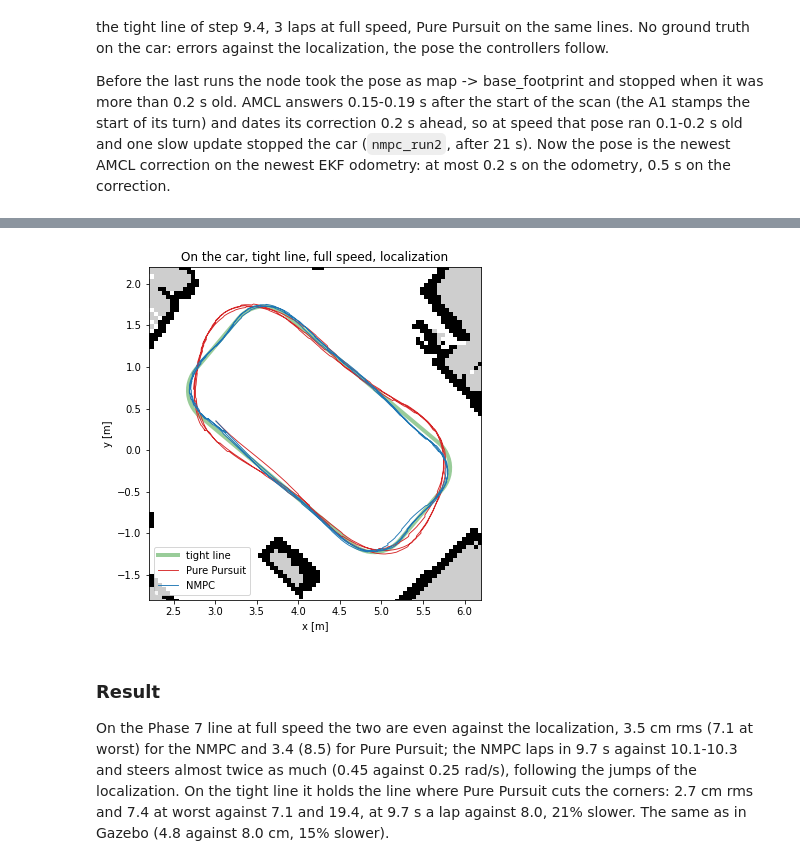
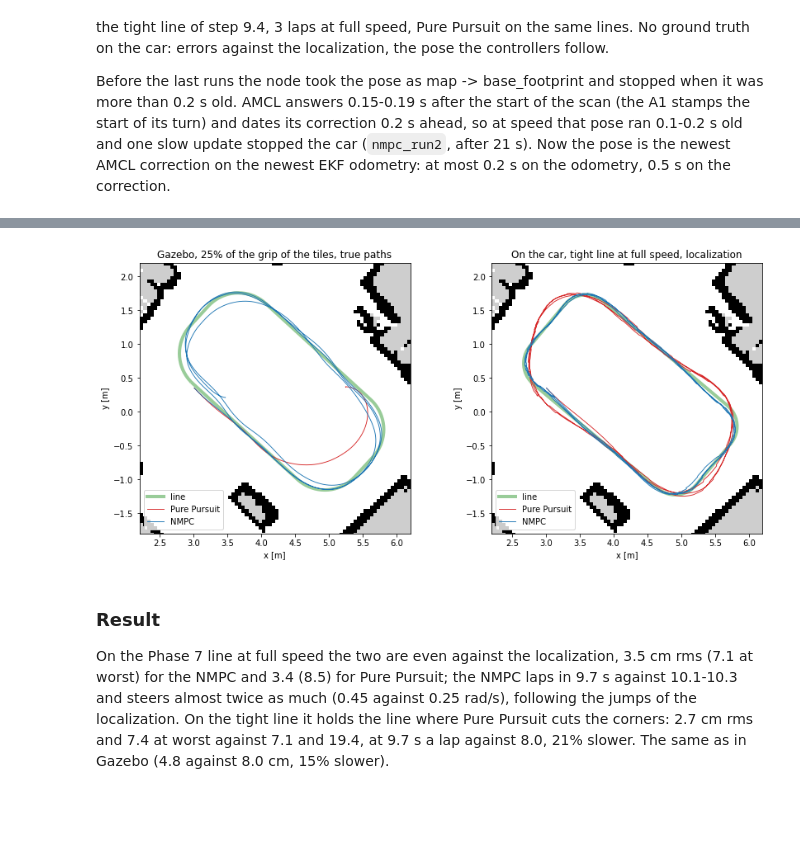
Before and after one commit to Gelminaio/drift-mpc-ackermann, a Jupyter notebook: notebooks/nmpc.ipynb, the cells around one changed output, grey strips where cells are left out. Saved outputs shown, nothing was run; the diff lists cells and outputs as text; code cells hidden in the pictures; blank space fills up the shorter version.

```diff
--- a/notebooks/nmpc.ipynb
+++ b/notebooks/nmpc.ipynb
@@ -489,21 +489,32 @@ pd.DataFrame.from_dict(rows, orient='index').round(2)
 | nmpc_tight1 | room_tight | full | 29.51 | 9.7, 9.6 | 2.69 | 7.44 | 0.67 | ... |
 # %%
 tight = load_track('../ros2_ws/src/ackermann_bringup/maps/room_tight.csv')
-fig, ax = plt.subplots(figsize=(6.5, 6))
-ax.imshow(room_img, cmap='gray', extent=extent)
-ax.plot(tight['x'], tight['y'], 'g', lw=4, alpha=0.4, label='tight line')
-for name, c, label in [('pp_tight1', 'C3', 'Pure Pursuit'), ('nmpc_tight1', 'C0', 'NMPC')]:
-    t, X, Y = bt.map_pose(bt.load(f'../data/{name}_parquet'))
-    ax.plot(X, Y, c, lw=0.9, label=label)
-ax.set_xlim(2.2, 6.2)
-ax.set_ylim(-1.8, 2.2)
-ax.set_title('On the car, tight line, full speed, localization')
-ax.set_xlabel('x [m]')
-ax.set_ylabel('y [m]')
-ax.legend(loc='lower left')
+fig, ax = plt.subplots(1, 2, figsize=(12, 5.5))
+for a, line, runs, title in [
+        (ax[0], track, [('sim_pp_mu0.25', 'C3', 'Pure Pursuit'), ('sim_nmpc_mu0.25', 'C0', 'NMPC')],
+         'Gazebo, 25% of the grip of the tiles, true paths'),
+        (ax[1], tight, [('pp_tight1', 'C3', 'Pure Pursuit'), ('nmpc_tight1', 'C0', 'NMPC')],
+         'On the car, tight line at full speed, localization')]:
+    a.imshow(room_img, cmap='gray', extent=extent)
+    a.plot(line['x'], line['y'], 'g', lw=4, alpha=0.4, label='line')
+    for name, c, label in runs:
+        d = bt.load(f'../data/{name}_parquet')
+        if name.startswith('sim'):
+            X, Y = d['ground_truth']['x'], d['ground_truth']['y']
+        else:
+            _, X, Y = bt.map_pose(d)
+        a.plot(X, Y, c, lw=0.9, label=label)
+    a.set_xlim(2.2, 6.2)
+    a.set_ylim(-1.8, 2.2)
+    a.set_title(title)
+    a.set_xlabel('x [m]')
+    a.set_ylabel('y [m]')
+    a.legend(loc='lower left')
+plt.tight_layout()
+plt.savefig('../media/nmpc.png', dpi=100)
 plt.show()
 # %% [output]
-[figure, old version]
+[figure, new version]
 # %% [markdown]
 ### Result
 
```
Also changed, not shown: 2 other files.
